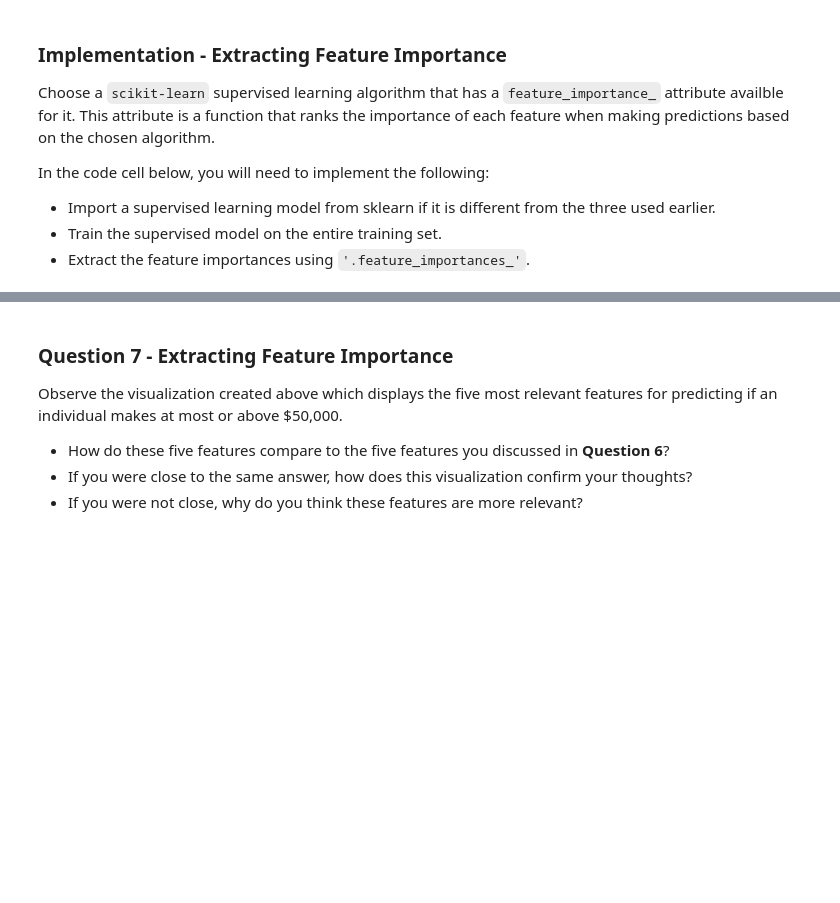
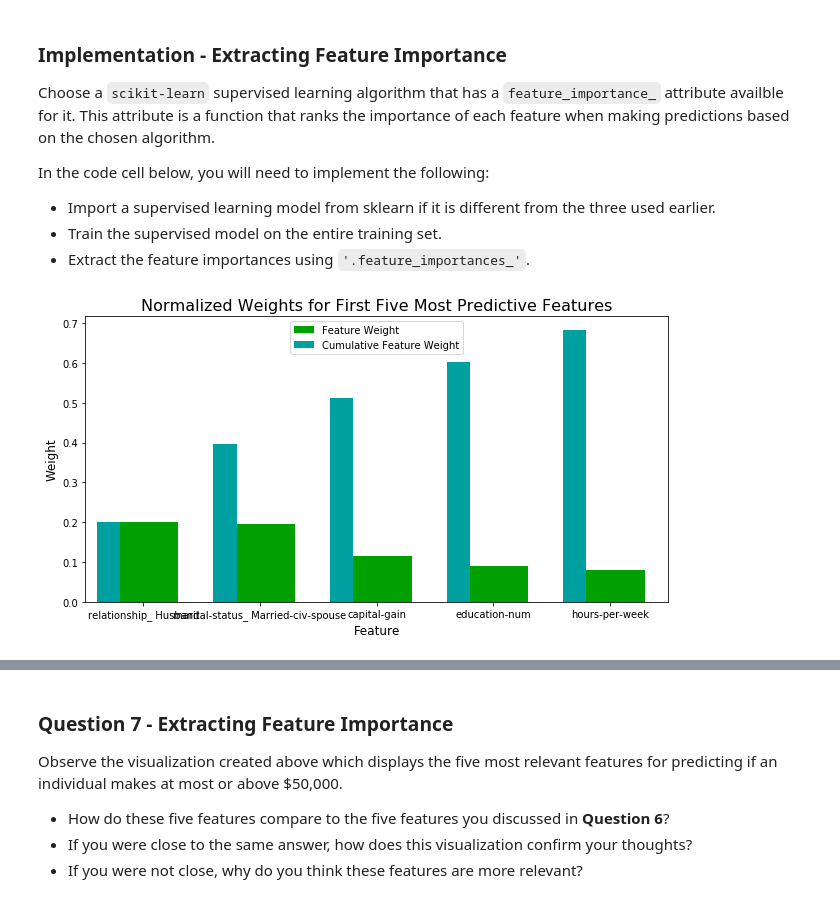
Before and after one commit to rh443453518/DataScientistNanodegreeHomework, a Jupyter notebook: p1_charityml/finding_donors.ipynb, the cells around one changed output, grey strips where cells are left out. Saved outputs shown, nothing was run; the diff lists cells and outputs as text; code cells hidden in the pictures; blank space fills up the shorter version.

```diff
--- a/p1_charityml/finding_donors.ipynb
+++ b/p1_charityml/finding_donors.ipynb
@@ -317,24 +323,11 @@ In the code block below, you will need to implement the following:
  - Calculate the accuracy score for both the training subset and testing set.
  - Calculate the F-score for both the training subset and testing set.
    - Make sure that you set the `beta` parameter!
-# %%
-# TODO
-def fbeta_score(predict, true, positive_label, beta):
-    n = len(predict)
-    predict = pd.Series(predict)
-    true = pd.Series(true)
-    true.index = range(n)
-    TP = sum(np.multiply(np.array((true==positive_label).astype(int)),np.array((predict==positive_label).astype(int))))
-    FP = sum(np.multiply(np.array((true!=positive_label).astype(int)),np.array((predict==positive_label).astype(int))))
-    TN = sum(np.multiply(np.array((true!=positive_label).astype(int)),np.array((predict!=positive_label).astype(int))))
-    FN = sum(np.multiply(np.array((true==positive_label).astype(int)),np.array((predict!=positive_label).astype(int))))
-    accuracy = (TP + TN)/(TP + FP + TN + FN)
-    recall = TP/(TP + FN)
-    precision = TP/(TP + FP)
-    fbscore = (1 + beta**2)*precision*recall/(beta**2*precision + recall)
-    return fbscore
 # %%
 # TODO: Import two metrics from sklearn - fbeta_score and accuracy_score
+
+from sklearn.metrics import fbeta_score
+from sklearn.metrics import accuracy_score
 
 def train_predict(learner, sample_size, X_train, y_train, X_test, y_test):
     '''
@@ -368,16 +361,16 @@ def train_predict(learner, sample_size, X_train, y_train, X_test, y_test):
     results['pred_time'] = end - start
 
     # TODO: Compute accuracy on the first 300 training samples which is y_train[:300]
-    results['acc_train'] = sum(predictions_train[:300]==y_train[:300])/300
+    results['acc_train'] = accuracy_score(y_train[:300], predictions_train[:300])
 
     # TODO: Compute accuracy on test set using accuracy_score()
-    results['acc_test'] = sum(predictions_test==y_test)/len(y_test)
+    results['acc_test'] = accuracy_score(y_test, predictions_test)
 
     # TODO: Compute F-score on the the first 300 training samples using fbeta_score()
-    results['f_train'] = fbeta_score(predictions_train[:300], y_train[:300], 1, 0.5)
+    results['f_train'] = fbeta_score(y_train[:300], predictions_train[:300], 0.5)
 
     # TODO: Compute F-score on the test set which is y_test
-    results['f_test'] = fbeta_score(predictions_test, y_test, 1, 0.5)
+    results['f_test'] = fbeta_score(y_test, predictions_test, 0.5)
 
     # Success
     print("{} trained on {} samples.".format(learner.__class__.__name__, sample_size))
@@ -568,13 +587,16 @@ In the code cell below, you will need to implement the following:
  - Extract the feature importances using `'.feature_importances_'`.
 # %%
 # TODO: Import a supervised learning model that has 'feature_importances_'
-
+from sklearn.ensemble import RandomForestClassifier
 
 # TODO: Train the supervised model on the training set using .fit(X_train, y_train)
-model = None
+model = RandomForestClassifier(max_depth=3, random_state=0)
+model.fit(X_train, y_train)
 
 # TODO: Extract the feature importances using .feature_importances_
-importances = None
+importances = model.feature_importances_
 
 # Plot
 vs.feature_plot(importances, X_train, y_train)
+# %% [output]
+[figure, added]
```
Also changed, not shown: parts of 22 cells of this notebook.
